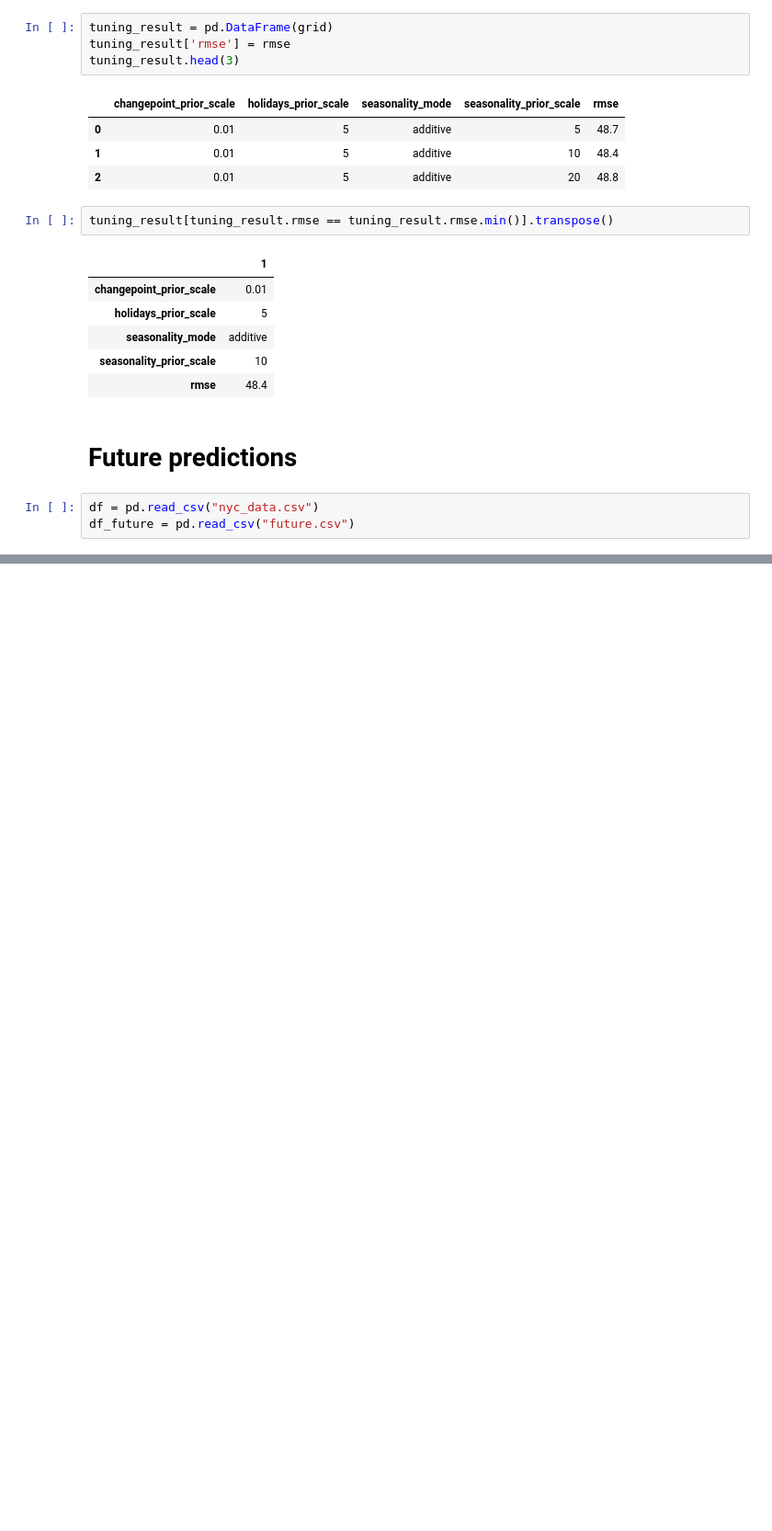
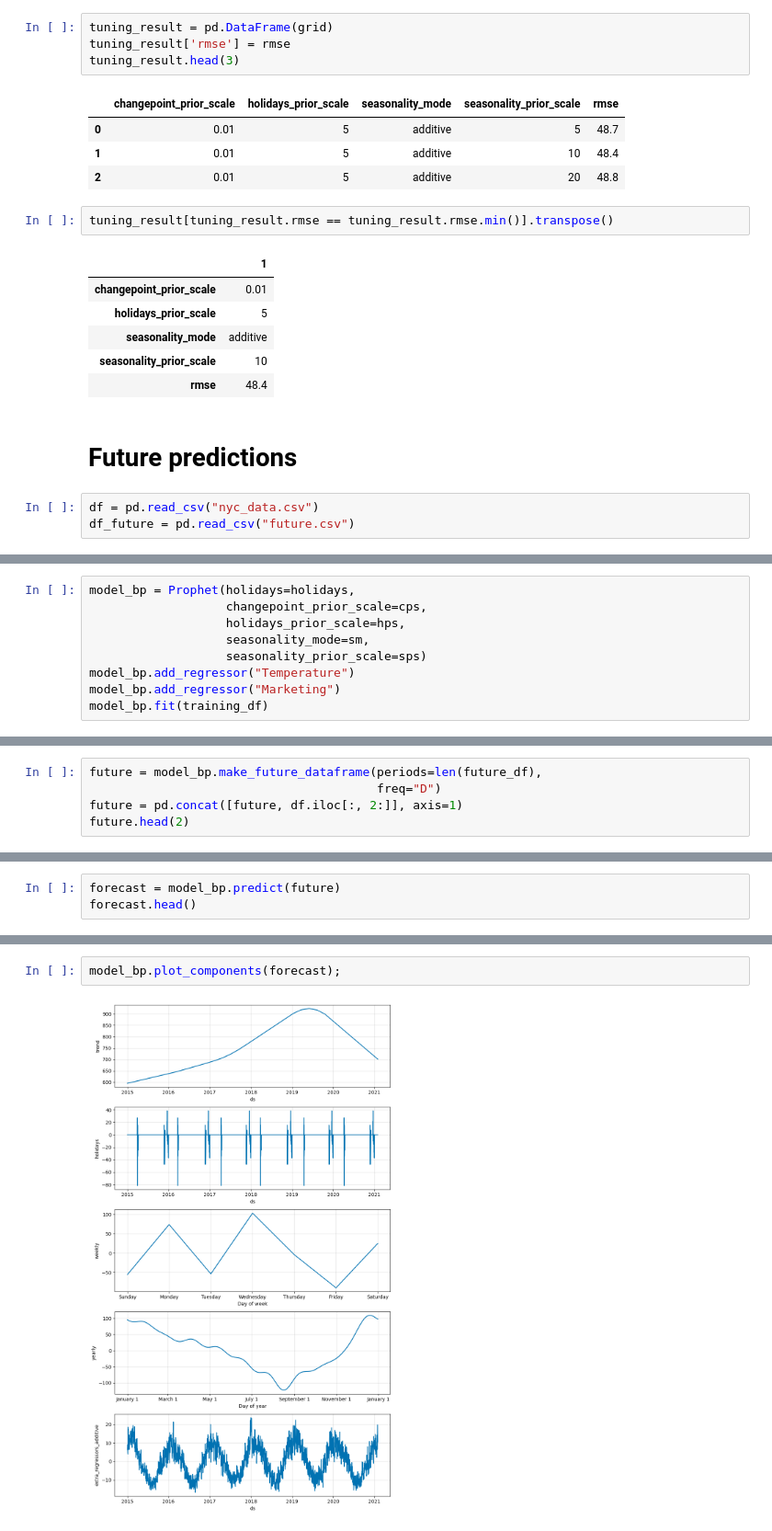
Before and after one commit to JiayiD77/Conjoint-Analysis, a Jupyter notebook: time_series_analysis/prophet_time_series_analysis.ipynb, the cells around one changed output, grey strips where cells are left out. Shown at 92% size. Cells and saved outputs as stored; diff of their text form; blank space fills up the shorter version.

```diff
--- a/time_series_analysis/prophet_time_series_analysis.ipynb
+++ b/time_series_analysis/prophet_time_series_analysis.ipynb
@@ -315,0 +328,9 @@ df.tail(2)
+# %%
+model_bp = Prophet(holidays=holidays,
+                   changepoint_prior_scale=cps,
+                   holidays_prior_scale=hps,
+                   seasonality_mode=sm,
+                   seasonality_prior_scale=sps)
+model_bp.add_regressor("Temperature")
+model_bp.add_regressor("Marketing")
+model_bp.fit(training_df)
@@ -315,0 +343,5 @@ df.tail(2)
+# %%
+future = model_bp.make_future_dataframe(periods=len(future_df),
+                                        freq="D")
+future = pd.concat([future, df.iloc[:, 2:]], axis=1)
+future.head(2)
@@ -315,0 +352,3 @@ df.tail(2)
+# %%
+forecast = model_bp.predict(future)
+forecast.head()
@@ -315,0 +363,4 @@ df.tail(2)
+# %%
+model_bp.plot_components(forecast);
+# %% [output]
+[figure, added]
```
Also changed, not shown: parts of 9 cells of this notebook.
